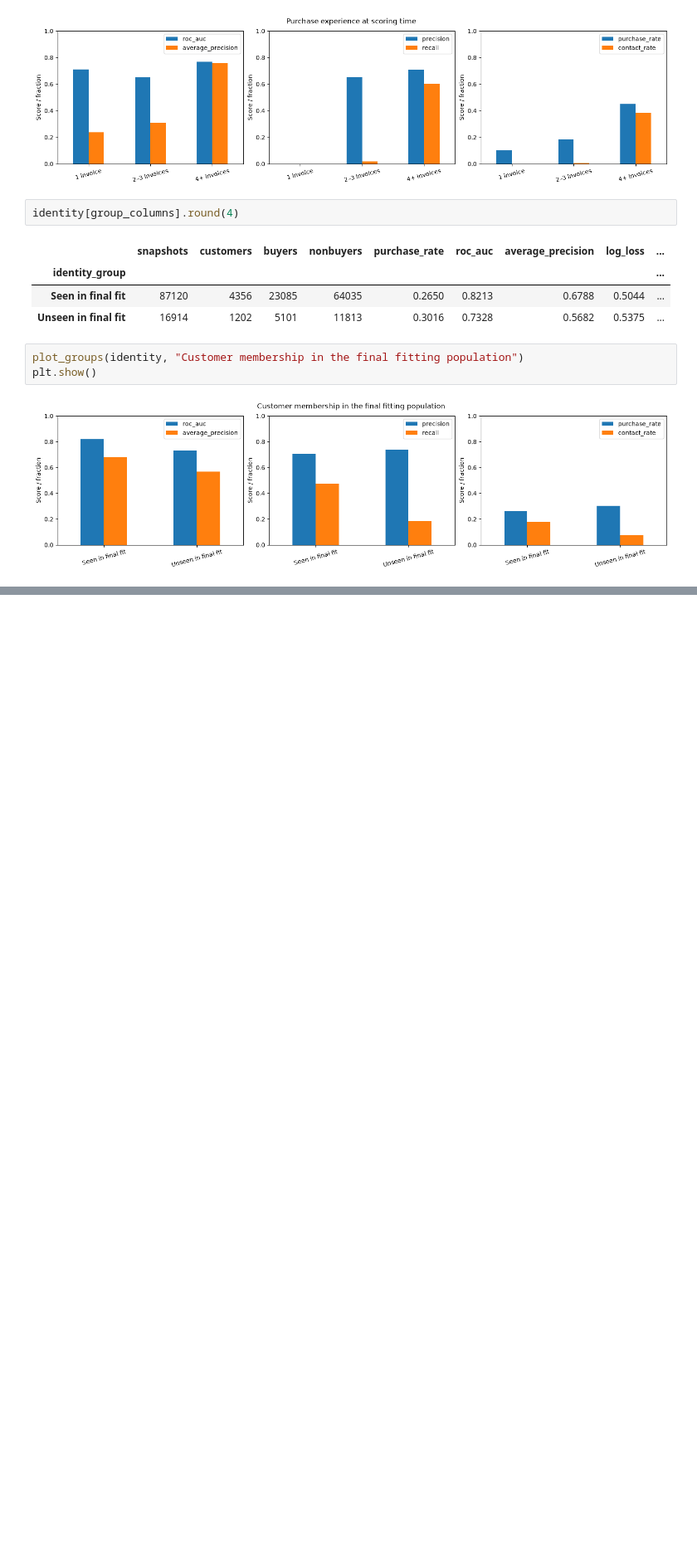
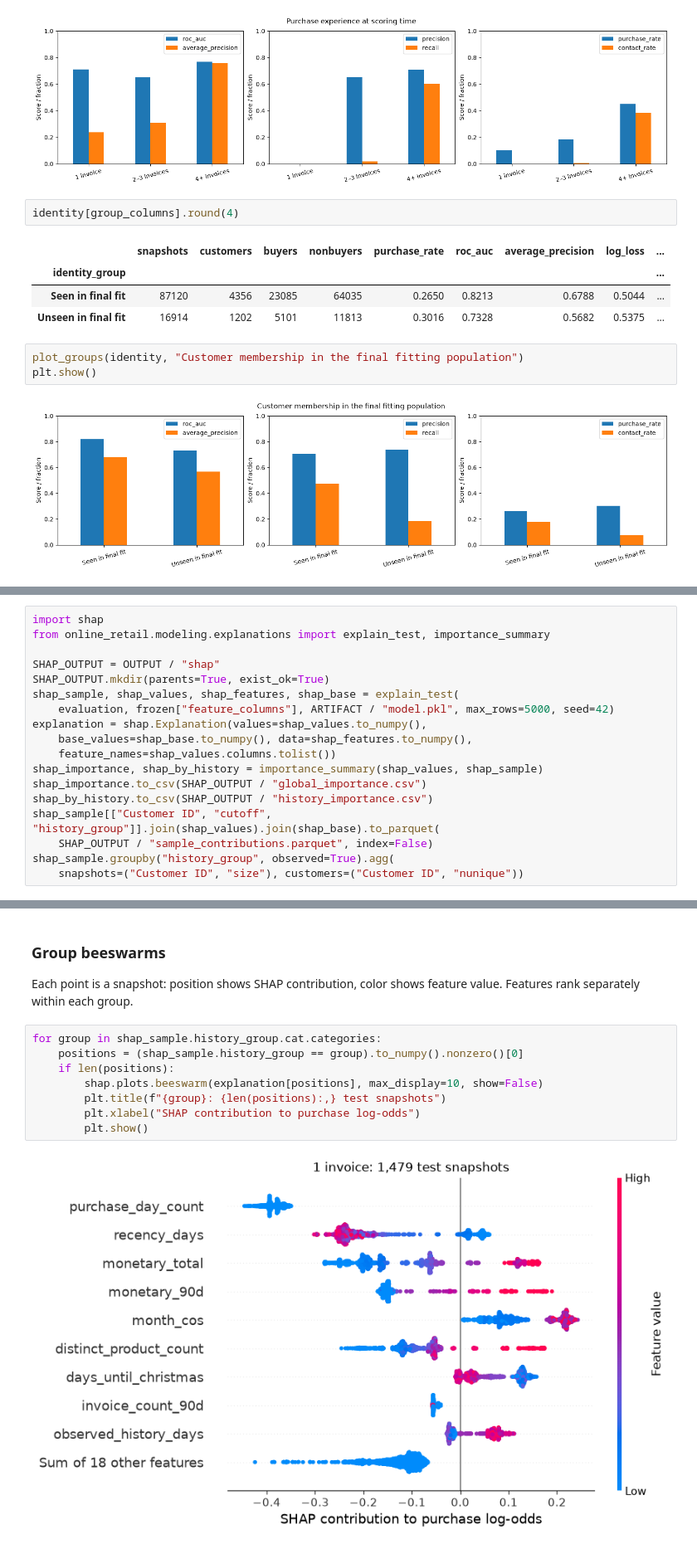
Before and after one commit to manu-horn/online-retail, a Jupyter notebook: notebooks/05_evaluation.ipynb, the cells around one changed output, grey strips where cells are left out. Shown at 83% size. Cells and saved outputs as stored; diff of their text form; blank space fills up the shorter version.

Commit message:
Make evaluation more concise

```diff
--- a/notebooks/05_evaluation.ipynb
+++ b/notebooks/05_evaluation.ipynb
@@ -224,0 +184,18 @@ would require development experiments and a new evaluation plan.
+# %%
+import shap
+from online_retail.modeling.explanations import explain_test, importance_summary
+
+SHAP_OUTPUT = OUTPUT / "shap"
+SHAP_OUTPUT.mkdir(parents=True, exist_ok=True)
+shap_sample, shap_values, shap_features, shap_base = explain_test(
+    evaluation, frozen["feature_columns"], ARTIFACT / "model.pkl", max_rows=5000, seed=42)
+explanation = shap.Explanation(values=shap_values.to_numpy(),
+    base_values=shap_base.to_numpy(), data=shap_features.to_numpy(),
+    feature_names=shap_values.columns.tolist())
+shap_importance, shap_by_history = importance_summary(shap_values, shap_sample)
+shap_importance.to_csv(SHAP_OUTPUT / "global_importance.csv")
+shap_by_history.to_csv(SHAP_OUTPUT / "history_importance.csv")
+shap_sample[["Customer ID", "cutoff", "history_group"]].join(shap_values).join(shap_base).to_parquet(
+    SHAP_OUTPUT / "sample_contributions.parquet", index=False)
+shap_sample.groupby("history_group", observed=True).agg(
+    snapshots=("Customer ID", "size"), customers=("Customer ID", "nunique"))
@@ -224,0 +208,15 @@ would require development experiments and a new evaluation plan.
+# %% [markdown]
+### Group beeswarms
+
+Each point is a snapshot: position shows SHAP contribution, color shows feature
+value. Features rank separately within each group.
+# %%
+for group in shap_sample.history_group.cat.categories:
+    positions = (shap_sample.history_group == group).to_numpy().nonzero()[0]
+    if len(positions):
+        shap.plots.beeswarm(explanation[positions], max_display=10, show=False)
+        plt.title(f"{group}: {len(positions):,} test snapshots")
+        plt.xlabel("SHAP contribution to purchase log-odds")
+        plt.show()
+# %% [output]
+[figure, added]
```
Also changed, not shown: parts of 15 cells of this notebook, 5 other files.
